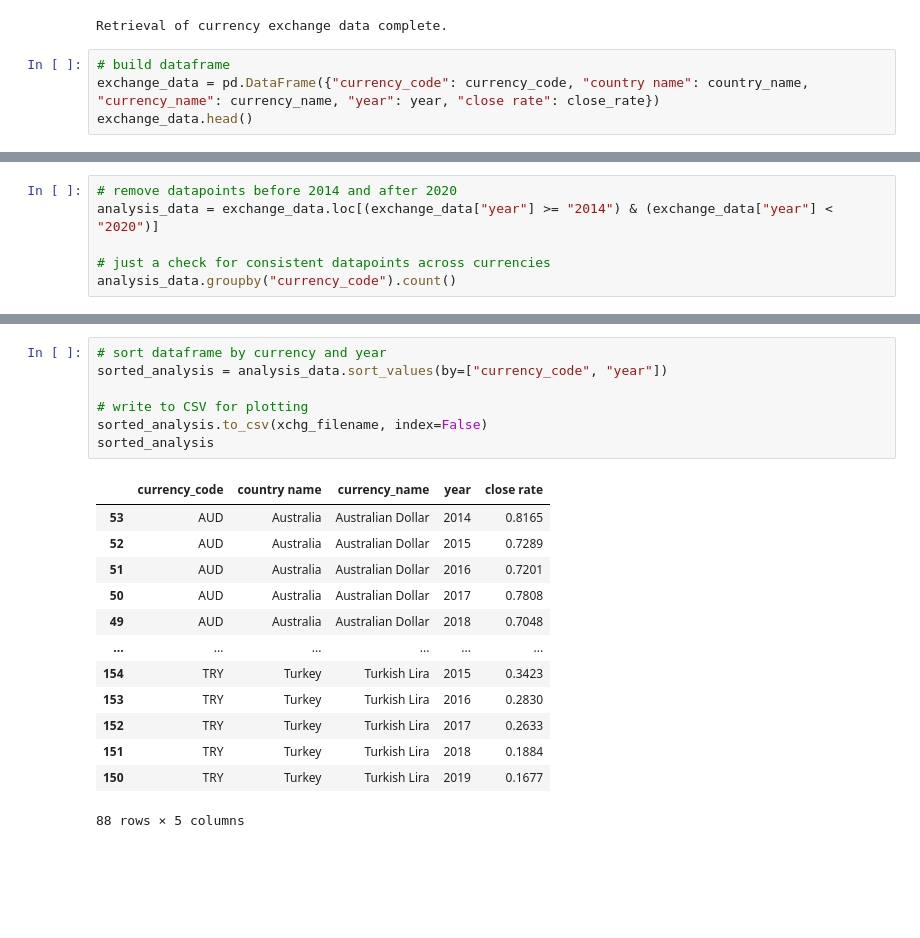
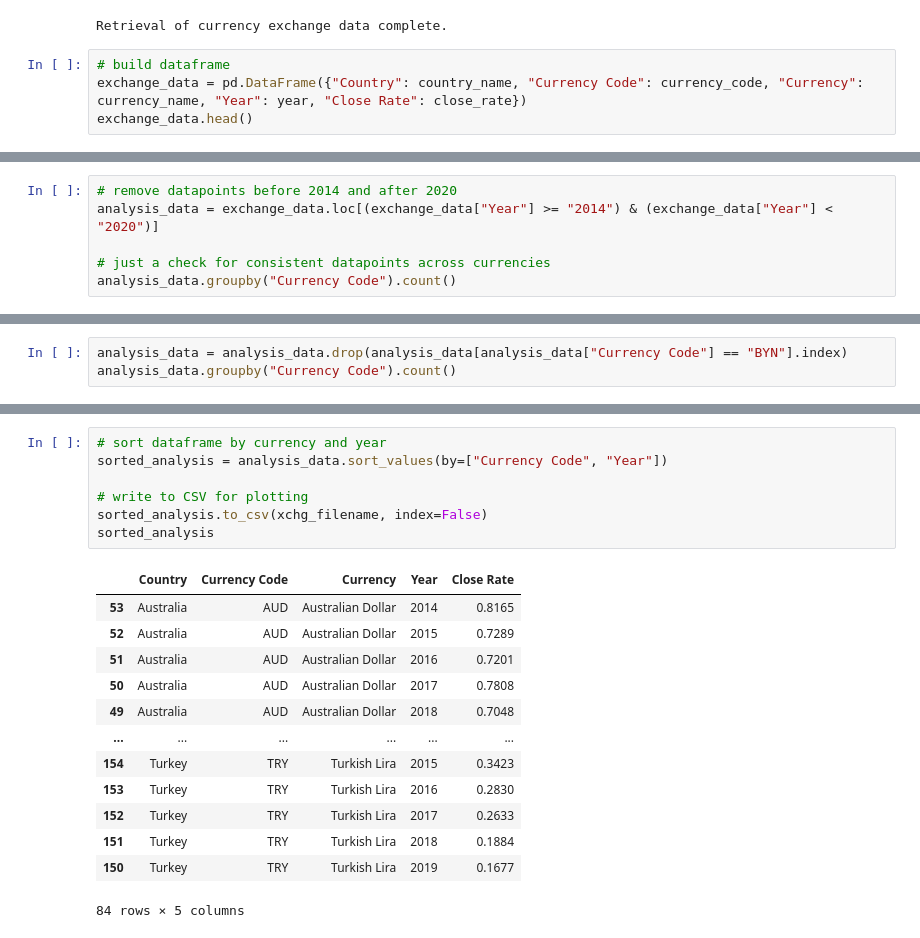
Before and after one commit to kmspitzer/Exchange-Rate-Project, a Jupyter notebook: ExchangeRate.ipynb, the cells around one changed output, grey strips where cells are left out. Saved outputs shown, nothing was run; the diff lists cells and outputs as text; blank space fills up the shorter version.

```diff
--- a/ExchangeRate.ipynb
+++ b/ExchangeRate.ipynb
@@ -68,6 +68,6 @@ print("Retrieval of currency exchange data complete.")
 Retrieval of currency exchange data complete.
 # %%
 # build dataframe
-exchange_data = pd.DataFrame({"currency_code": currency_code, "country name": country_name, "currency_name": currency_name, "year": year, "close rate": close_rate})
+exchange_data = pd.DataFrame({"Country": country_name, "Currency Code": currency_code, "Currency": currency_name, "Year": year, "Close Rate": close_rate})
 exchange_data.head()
 # %% [output]
@@ -80,7 +80,7 @@ exchange_data.head()
 # %%
 # remove datapoints before 2014 and after 2020
-analysis_data = exchange_data.loc[(exchange_data["year"] >= "2014") & (exchange_data["year"] < "2020")]
+analysis_data = exchange_data.loc[(exchange_data["Year"] >= "2014") & (exchange_data["Year"] < "2020")]
 
 # just a check for consistent datapoints across currencies
-analysis_data.groupby("currency_code").count()
+analysis_data.groupby("Currency Code").count()
 # %% [output]
@@ -101,3 +101,6 @@ analysis_data.groupby("currency_code").count()
 | RUB | 6 | 6 | 6 | 6 |
 | SEK | 6 | 6 | 6 | 6 |
 | TRY | 6 | 6 | 6 | 6 |
+# %%
+analysis_data = analysis_data.drop(analysis_data[analysis_data["Currency Code"] == "BYN"].index)
+analysis_data.groupby("Currency Code").count()
@@ -104,21 +124,21 @@ analysis_data.groupby("currency_code").count()
 # %%
 # sort dataframe by currency and year
-sorted_analysis = analysis_data.sort_values(by=["currency_code", "year"])
+sorted_analysis = analysis_data.sort_values(by=["Currency Code", "Year"])
 
 # write to CSV for plotting
 sorted_analysis.to_csv(xchg_filename, index=False)
 sorted_analysis
 # %% [output]
-|  | currency_code | country name | currency_name | year | close rate |
-| 53 | AUD | Australia | Australian Dollar | 2014 | 0.8165 |
-| 52 | AUD | Australia | Australian Dollar | 2015 | 0.7289 |
-| 51 | AUD | Australia | Australian Dollar | 2016 | 0.7201 |
-| 50 | AUD | Australia | Australian Dollar | 2017 | 0.7808 |
-| 49 | AUD | Australia | Australian Dollar | 2018 | 0.7048 |
+|  | Country | Currency Code | Currency | Year | Close Rate |
+| 53 | Australia | AUD | Australian Dollar | 2014 | 0.8165 |
+| 52 | Australia | AUD | Australian Dollar | 2015 | 0.7289 |
+| 51 | Australia | AUD | Australian Dollar | 2016 | 0.7201 |
+| 50 | Australia | AUD | Australian Dollar | 2017 | 0.7808 |
+| 49 | Australia | AUD | Australian Dollar | 2018 | 0.7048 |
 | ... | ... | ... | ... | ... | ... |
-| 154 | TRY | Turkey | Turkish Lira | 2015 | 0.3423 |
-| 153 | TRY | Turkey | Turkish Lira | 2016 | 0.2830 |
-| 152 | TRY | Turkey | Turkish Lira | 2017 | 0.2633 |
-| 151 | TRY | Turkey | Turkish Lira | 2018 | 0.1884 |
-| 150 | TRY | Turkey | Turkish Lira | 2019 | 0.1677 |
+| 154 | Turkey | TRY | Turkish Lira | 2015 | 0.3423 |
+| 153 | Turkey | TRY | Turkish Lira | 2016 | 0.2830 |
+| 152 | Turkey | TRY | Turkish Lira | 2017 | 0.2633 |
+| 151 | Turkey | TRY | Turkish Lira | 2018 | 0.1884 |
+| 150 | Turkey | TRY | Turkish Lira | 2019 | 0.1677 |
-88 rows × 5 columns
+84 rows × 5 columns
```
Also changed, not shown: parts of 3 cells of this notebook, 37 other files.
